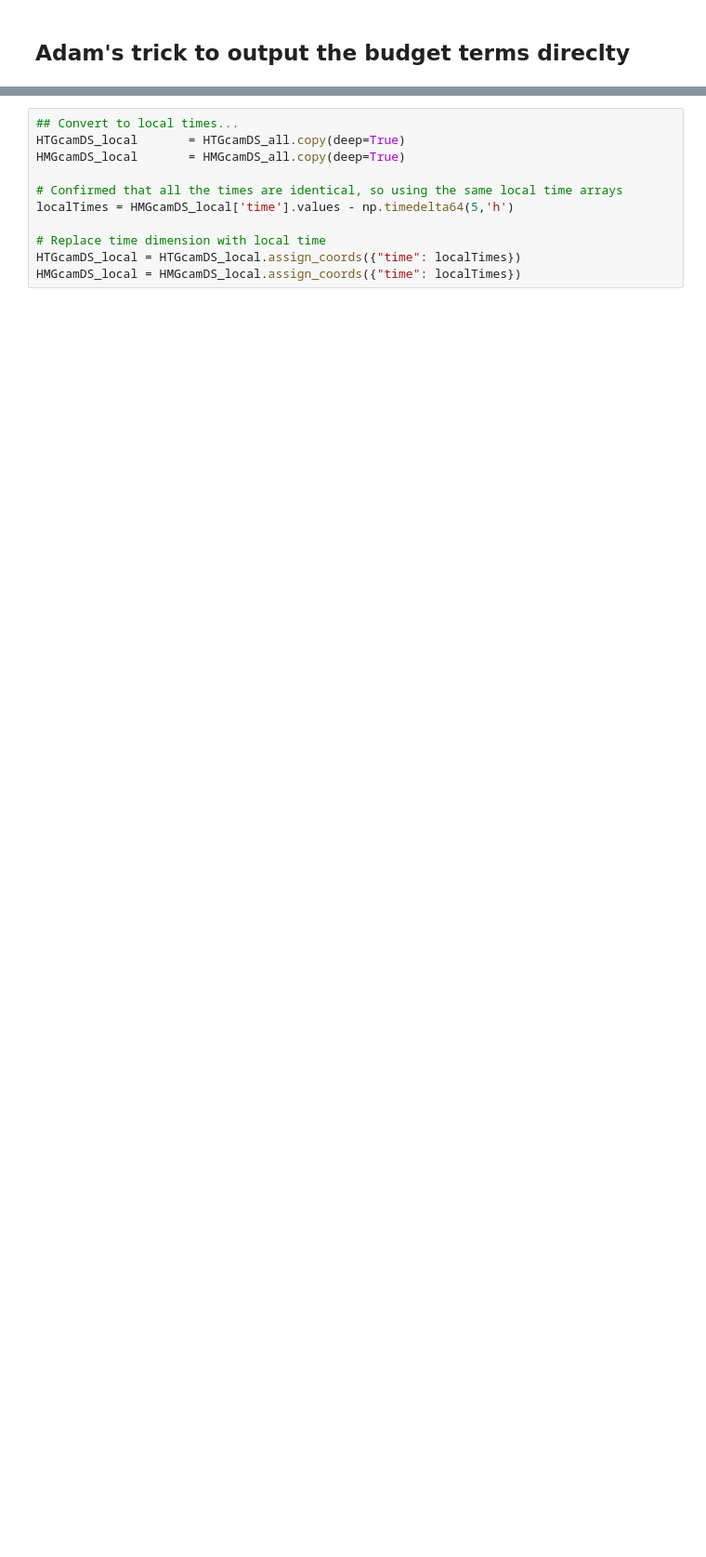
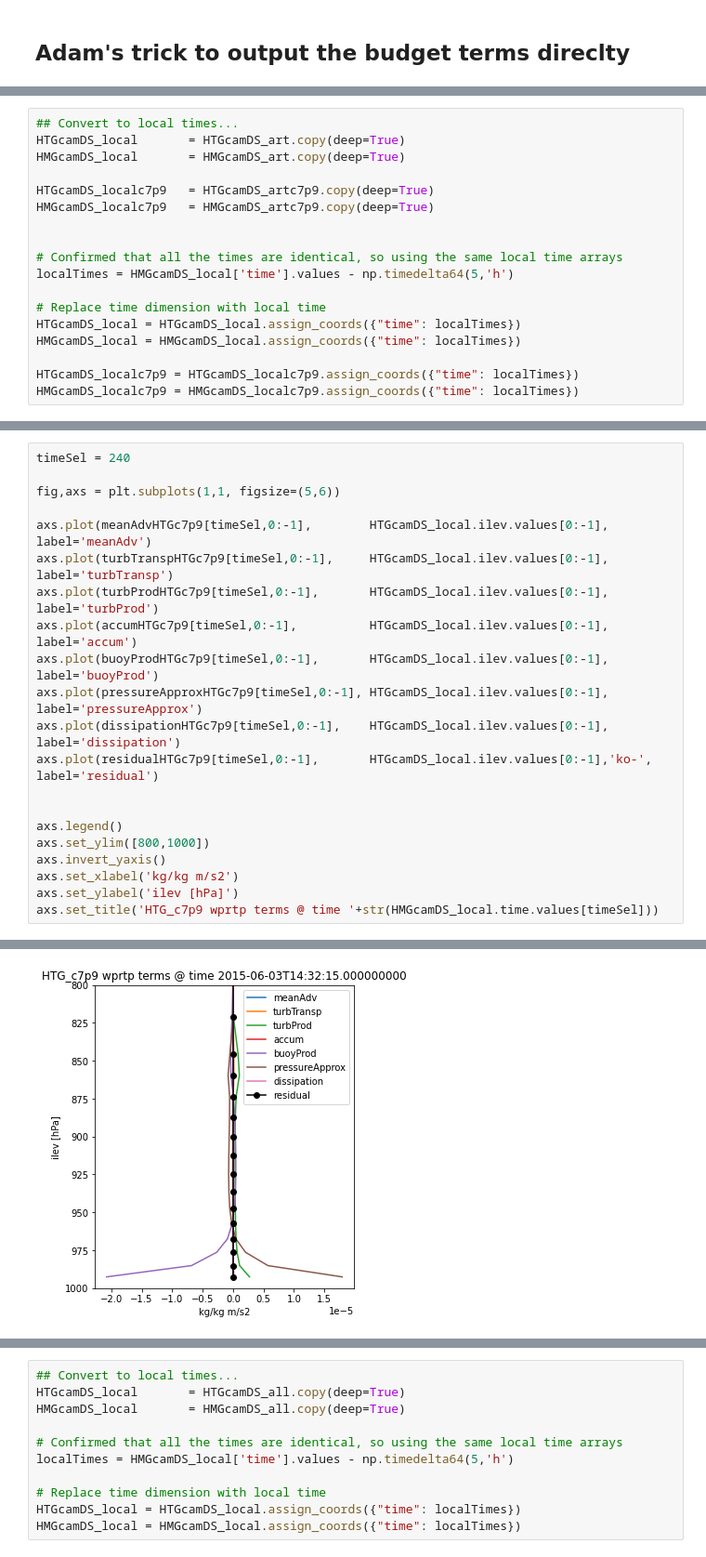
Before and after one commit to megandevlan/CLASP-CESM2_analysis, a Jupyter notebook: Scratch_wprtpBudget.ipynb, the cells around one changed output, grey strips where cells are left out. Shown at 93% size. Cells and saved outputs as stored; diff of their text form; blank space fills up the shorter version.

```diff
--- a/Scratch_wprtpBudget.ipynb
+++ b/Scratch_wprtpBudget.ipynb
@@ -45,0 +272,18 @@ def cesm_correct_time(ds):
+# %%
+## Convert to local times...
+HTGcamDS_local       = HTGcamDS_art.copy(deep=True)
+HMGcamDS_local       = HMGcamDS_art.copy(deep=True)
+
+HTGcamDS_localc7p9   = HTGcamDS_artc7p9.copy(deep=True)
+HMGcamDS_localc7p9   = HMGcamDS_artc7p9.copy(deep=True)
+
+
+# Confirmed that all the times are identical, so using the same local time arrays
+localTimes = HMGcamDS_local['time'].values - np.timedelta64(5,'h')
+
+# Replace time dimension with local time
+HTGcamDS_local = HTGcamDS_local.assign_coords({"time": localTimes})
+HMGcamDS_local = HMGcamDS_local.assign_coords({"time": localTimes})
+
+HTGcamDS_localc7p9 = HTGcamDS_localc7p9.assign_coords({"time": localTimes})
+HMGcamDS_localc7p9 = HMGcamDS_localc7p9.assign_coords({"time": localTimes})
@@ -45,0 +402,22 @@ def cesm_correct_time(ds):
+# %%
+timeSel = 240
+
+fig,axs = plt.subplots(1,1, figsize=(5,6))
+
+axs.plot(meanAdvHTGc7p9[timeSel,0:-1],        HTGcamDS_local.ilev.values[0:-1], label='meanAdv')
+axs.plot(turbTranspHTGc7p9[timeSel,0:-1],     HTGcamDS_local.ilev.values[0:-1], label='turbTransp')
+axs.plot(turbProdHTGc7p9[timeSel,0:-1],       HTGcamDS_local.ilev.values[0:-1], label='turbProd')
+axs.plot(accumHTGc7p9[timeSel,0:-1],          HTGcamDS_local.ilev.values[0:-1], label='accum')
+axs.plot(buoyProdHTGc7p9[timeSel,0:-1],       HTGcamDS_local.ilev.values[0:-1], label='buoyProd')
+axs.plot(pressureApproxHTGc7p9[timeSel,0:-1], HTGcamDS_local.ilev.values[0:-1], label='pressureApprox')
+axs.plot(dissipationHTGc7p9[timeSel,0:-1],    HTGcamDS_local.ilev.values[0:-1], label='dissipation')
+axs.plot(residualHTGc7p9[timeSel,0:-1],       HTGcamDS_local.ilev.values[0:-1],'ko-', label='residual')
+
+
+axs.legend()
+axs.set_ylim([800,1000])
+axs.invert_yaxis()
+axs.set_xlabel('kg/kg m/s2')
+axs.set_ylabel('ilev [hPa]')
+axs.set_title('HTG_c7p9 wprtp terms @ time '+str(HMGcamDS_local.time.values[timeSel]))
+# %% [output]
@@ -45,0 +425 @@ def cesm_correct_time(ds):
+[figure, added]
```
Also changed, not shown: parts of 52 cells of this notebook, 14 other files.
